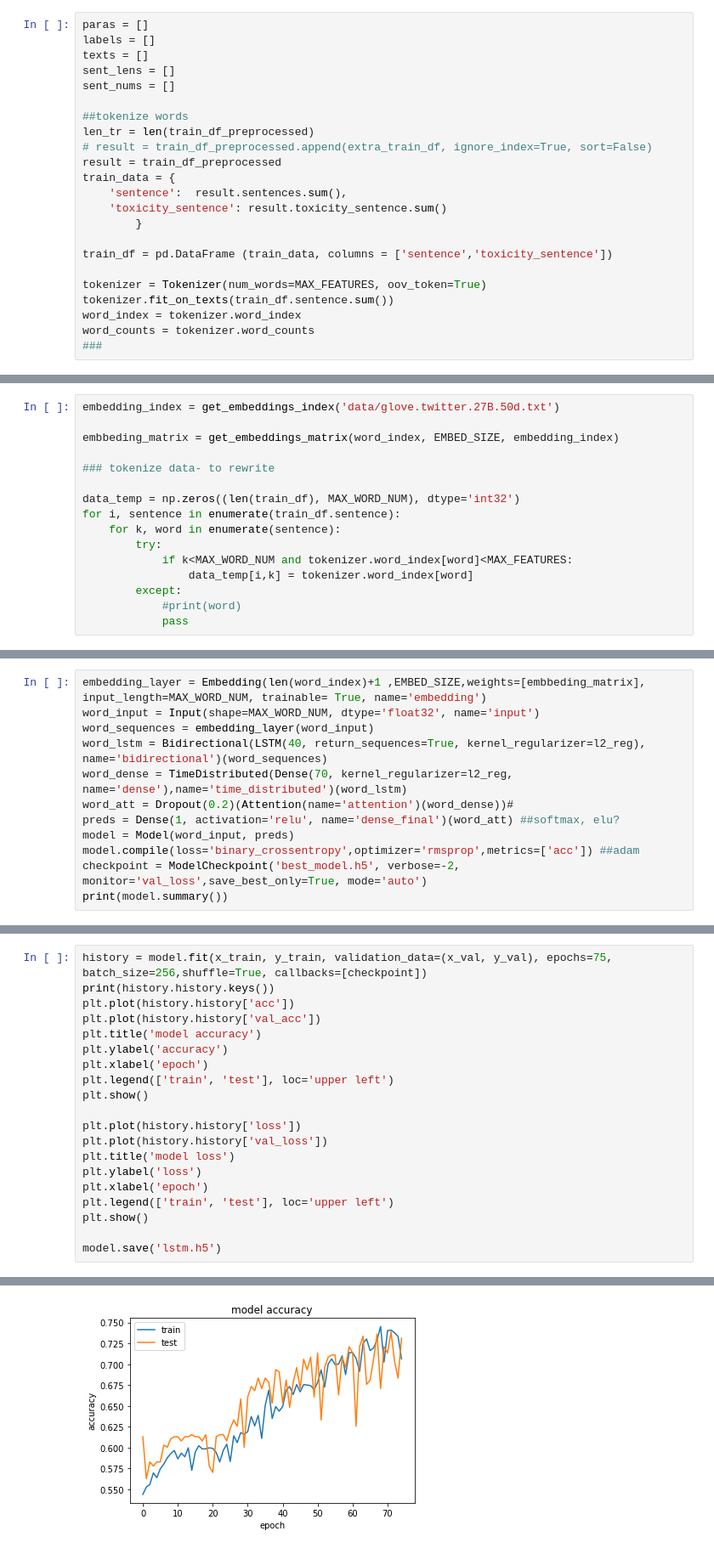
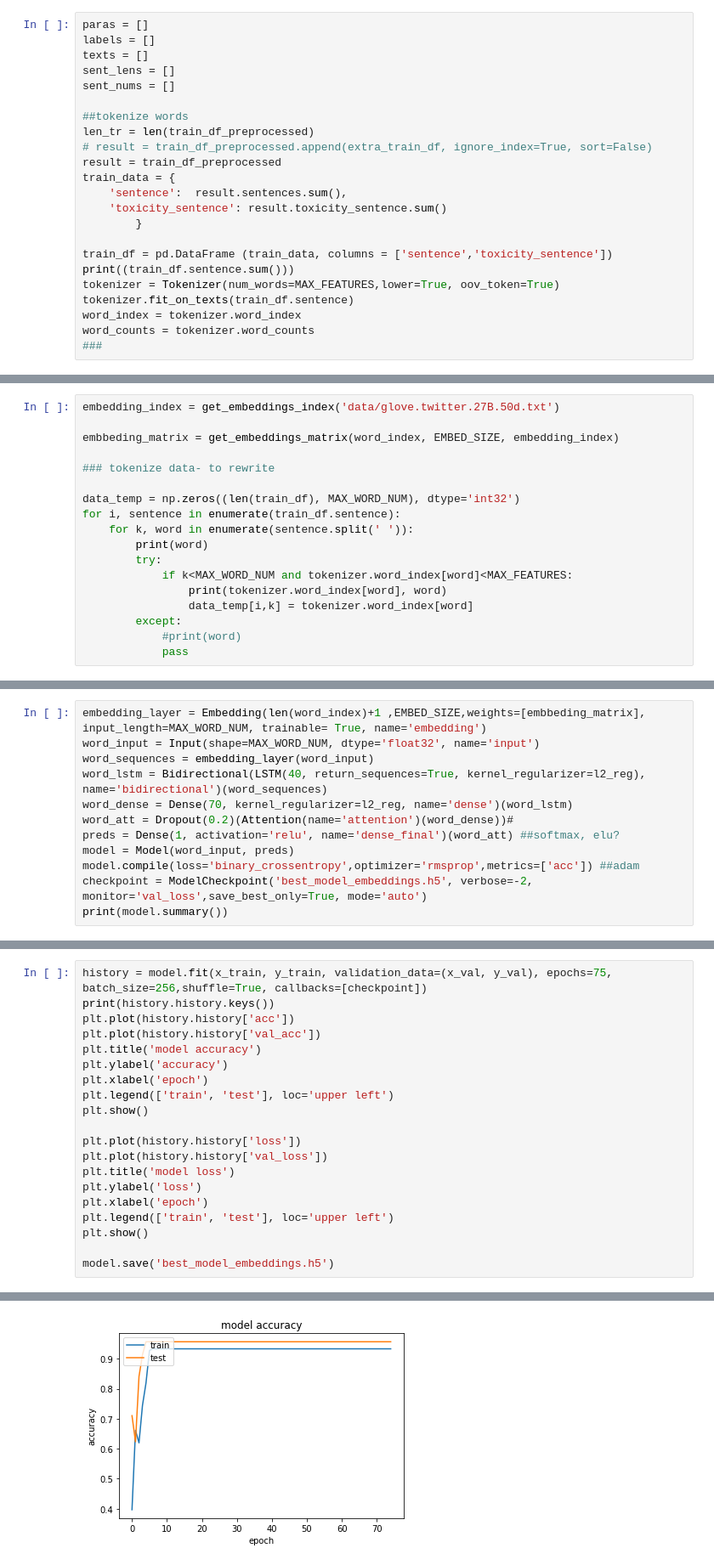
Before and after one commit to paatrycjaa/wedt-toxic-span-detection, a Jupyter notebook: train.ipynb, the cells around one changed output, grey strips where cells are left out. Shown at 85% size. Saved outputs shown, nothing was run; the diff lists cells and outputs as text.

```diff
--- a/train.ipynb
+++ b/train.ipynb
@@ -63,9 +81,9 @@ train_data = {
         }
 
 train_df = pd.DataFrame (train_data, columns = ['sentence','toxicity_sentence'])
-
-tokenizer = Tokenizer(num_words=MAX_FEATURES, oov_token=True)
-tokenizer.fit_on_texts(train_df.sentence.sum())
+print((train_df.sentence.sum()))
+tokenizer = Tokenizer(num_words=MAX_FEATURES,lower=True, oov_token=True)
+tokenizer.fit_on_texts(train_df.sentence)
 word_index = tokenizer.word_index
 word_counts = tokenizer.word_counts
 ###
@@ -78,9 +123,11 @@ embbeding_matrix = get_embeddings_matrix(word_index, EMBED_SIZE, embedding_index
 
 data_temp = np.zeros((len(train_df), MAX_WORD_NUM), dtype='int32')
 for i, sentence in enumerate(train_df.sentence):
-    for k, word in enumerate(sentence):
+    for k, word in enumerate(sentence.split(' ')):
+        print(word)
         try:
             if k<MAX_WORD_NUM and tokenizer.word_index[word]<MAX_FEATURES:
+                print(tokenizer.word_index[word], word)
                 data_temp[i,k] = tokenizer.word_index[word]
         except:
             #print(word)
@@ -124,11 +187,11 @@ embedding_layer = Embedding(len(word_index)+1 ,EMBED_SIZE,weights=[embbeding_mat
 word_input = Input(shape=MAX_WORD_NUM, dtype='float32', name='input')
 word_sequences = embedding_layer(word_input)
 word_lstm = Bidirectional(LSTM(40, return_sequences=True, kernel_regularizer=l2_reg), name='bidirectional')(word_sequences)
-word_dense = TimeDistributed(Dense(70, kernel_regularizer=l2_reg, name='dense'),name='time_distributed')(word_lstm)
+word_dense = Dense(70, kernel_regularizer=l2_reg, name='dense')(word_lstm)
 word_att = Dropout(0.2)(Attention(name='attention')(word_dense))#
 preds = Dense(1, activation='relu', name='dense_final')(word_att) ##softmax, elu?
 model = Model(word_input, preds)
 model.compile(loss='binary_crossentropy',optimizer='rmsprop',metrics=['acc']) ##adam
-checkpoint = ModelCheckpoint('best_model.h5', verbose=-2, monitor='val_loss',save_best_only=True, mode='auto')
+checkpoint = ModelCheckpoint('best_model_embeddings.h5', verbose=-2, monitor='val_loss',save_best_only=True, mode='auto')
 print(model.summary())
 # %% [output]
@@ -168,6 +231,6 @@ plt.xlabel('epoch')
 plt.legend(['train', 'test'], loc='upper left')
 plt.show()
 
-model.save('lstm.h5')
+model.save('best_model_embeddings.h5')
 # %% [output]
 Epoch 1/75
@@ -189,2 +252,2 @@ Epoch 75/75
 dict_keys(['loss', 'acc', 'val_loss', 'val_acc'])
-[figure, old version]
+[figure, new version]
```
Also changed, not shown: parts of 10 cells of this notebook, 1 other file.
